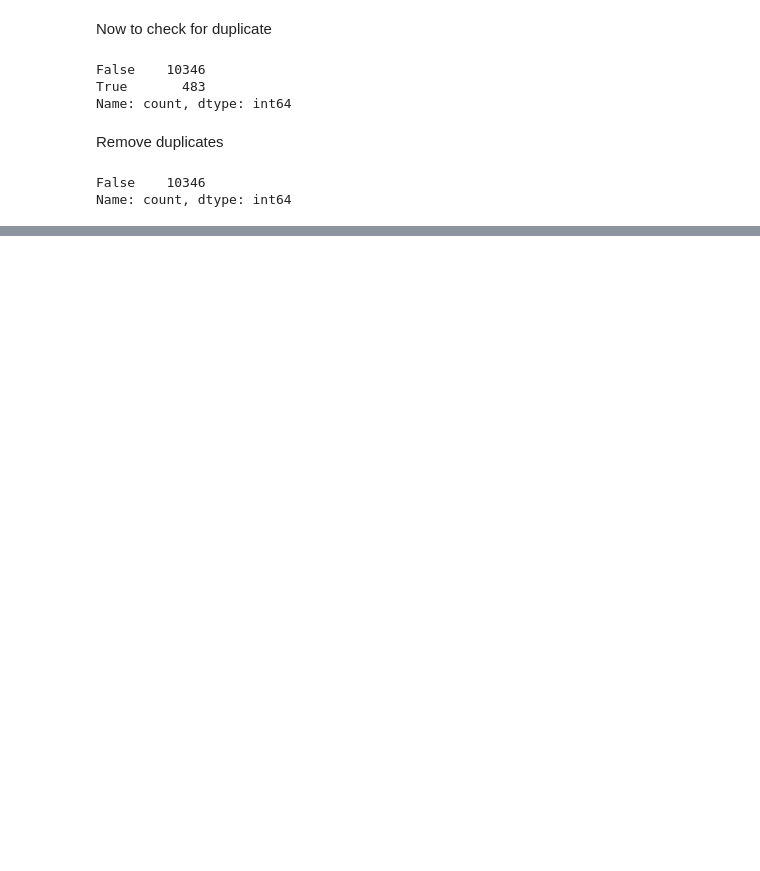
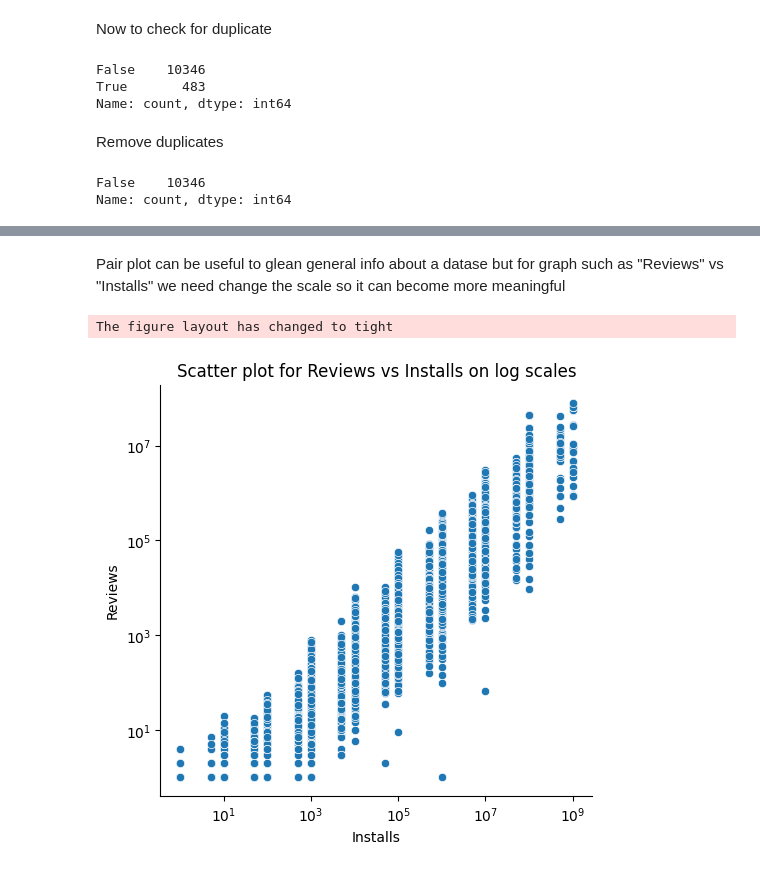
Before and after one commit to JackXLin/Google_Play_Store, a Jupyter notebook: google.ipynb, the cells around one changed output, grey strips where cells are left out. Saved outputs shown, nothing was run; the diff lists cells and outputs as text; code cells hidden in the pictures; blank space fills up the shorter version.

```diff
--- a/google.ipynb
+++ b/google.ipynb
@@ -244,0 +296,10 @@ Name: count, dtype: int64
+# %% [markdown]
+Pair plot can be useful to glean general info about a datase but for graph such as "Reviews" vs "Installs" we need change the scale so it can become more meaningful
+# %%
+ax = sns.relplot(y=google["Reviews"], x=google["Installs"])
+plt.title("Scatter plot for Reviews vs Installs on log scales")
+plt.xscale("log")
+plt.yscale("log")
+# %% [output]
+The figure layout has changed to tight
+[figure, added]
```
Also changed, not shown: parts of 40 cells of this notebook, 1 other file.
